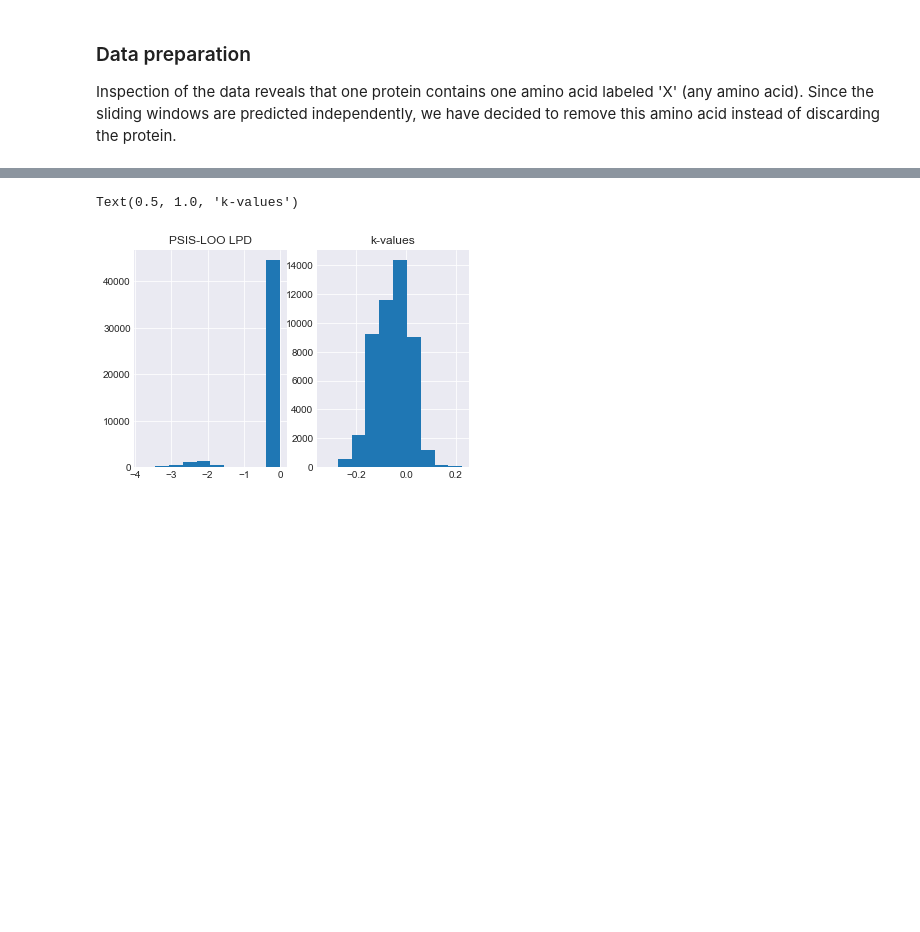
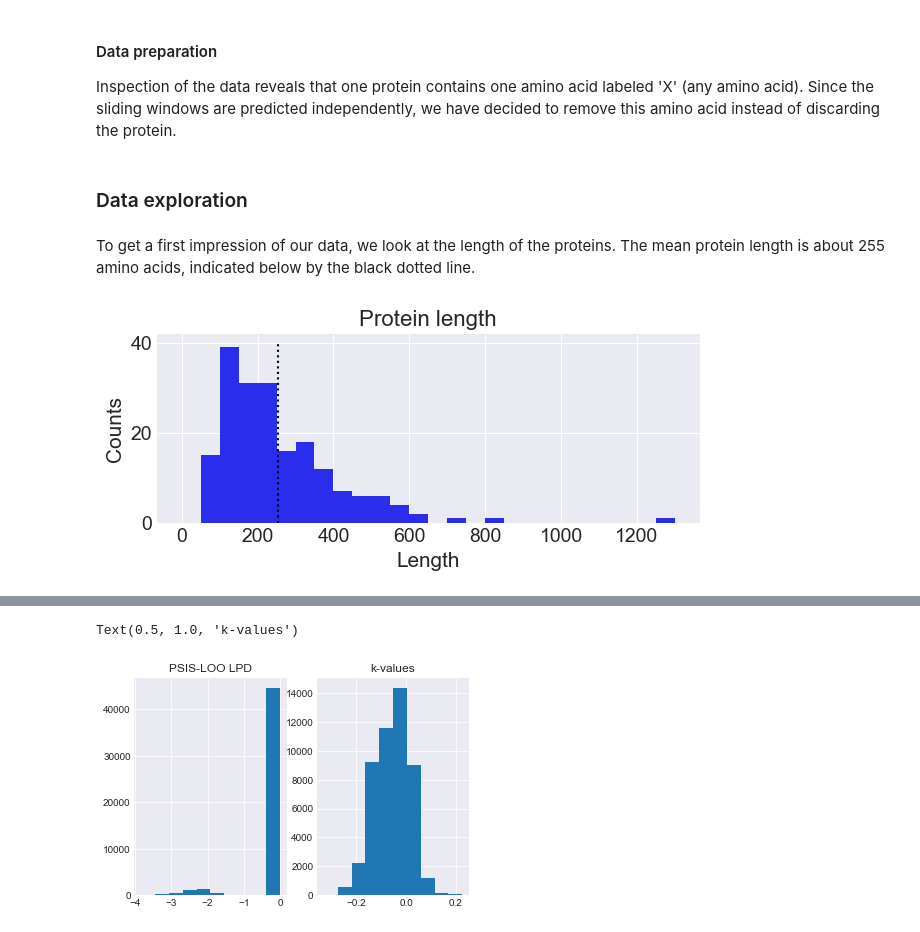
Before and after one commit to BirkirRey/BayesianBepipred, a Jupyter notebook: jakob_dennis/report_nissen_pohl.ipynb, the cells around one changed output, grey strips where cells are left out. Drawn from its saved outputs; the diff is of its cells as text; code cells hidden in the pictures; blank space fills up the shorter version.

```diff
--- a/jakob_dennis/report_nissen_pohl.ipynb
+++ b/jakob_dennis/report_nissen_pohl.ipynb
@@ -82,5 +84,5 @@ with open(DATA_PATH) as file:
 # %% [markdown]
-### Data preparation
+#### Data preparation
 
 Inspection of the data reveals that one protein contains one amino acid labeled 'X' (any amino acid). Since the sliding windows are predicted independently, we have decided to remove this amino acid instead of discarding the protein.
 # %%
@@ -99,3 +101,17 @@ for protein in data:
             if isinstance(v, str):
                 newdata = ''.join(newdata)
             protein[k] = newdata
+# %% [markdown]
+### Data exploration
+# %% [markdown]
+To get a first impression of our data, we look at the length of the proteins. The mean protein length is about 255 amino acids, indicated below by the black dotted line.
+# %%
+plt.figure(figsize=(7, 2.5))
+plt.hist([len(protein['seq']) for protein in data], bins=np.linspace(0, 1300, 27))
+plt.vlines(np.mean([len(protein['seq']) for protein in data]), 0, 40, linestyles='dotted')
+plt.title("Protein length")
+plt.xlabel("Length")
+plt.ylabel("Counts")
+plt.show()
+# %% [output]
+[figure, added]
```
Also changed, not shown: parts of 47 cells of this notebook.
